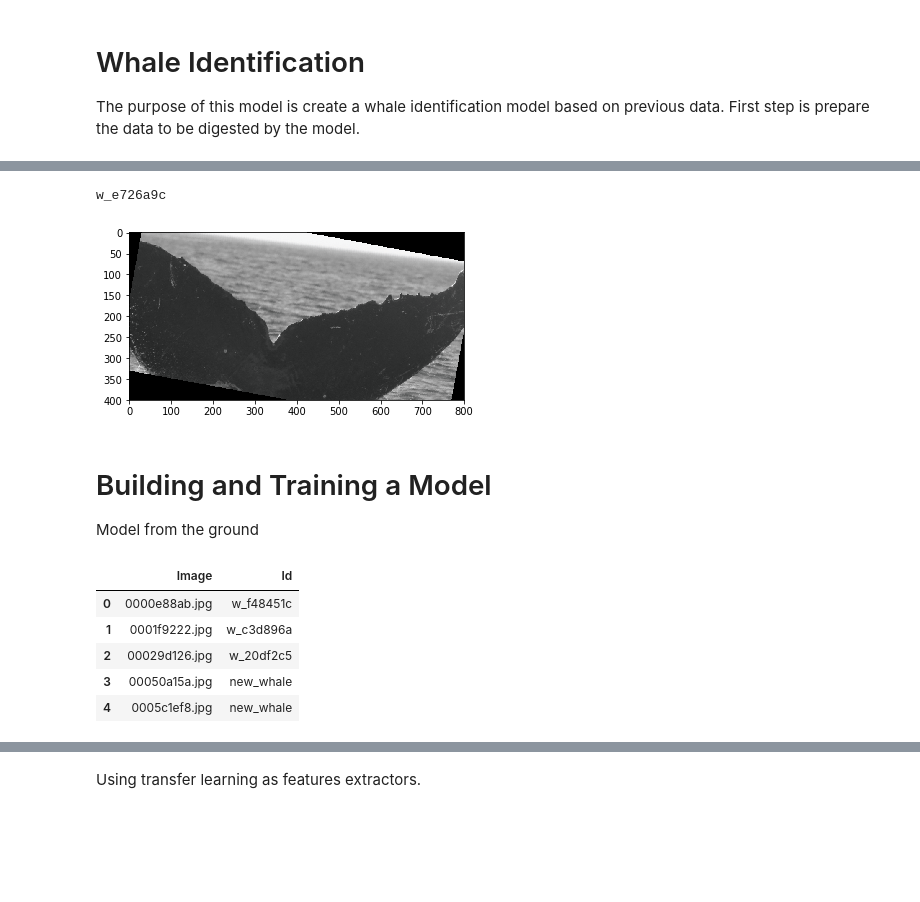
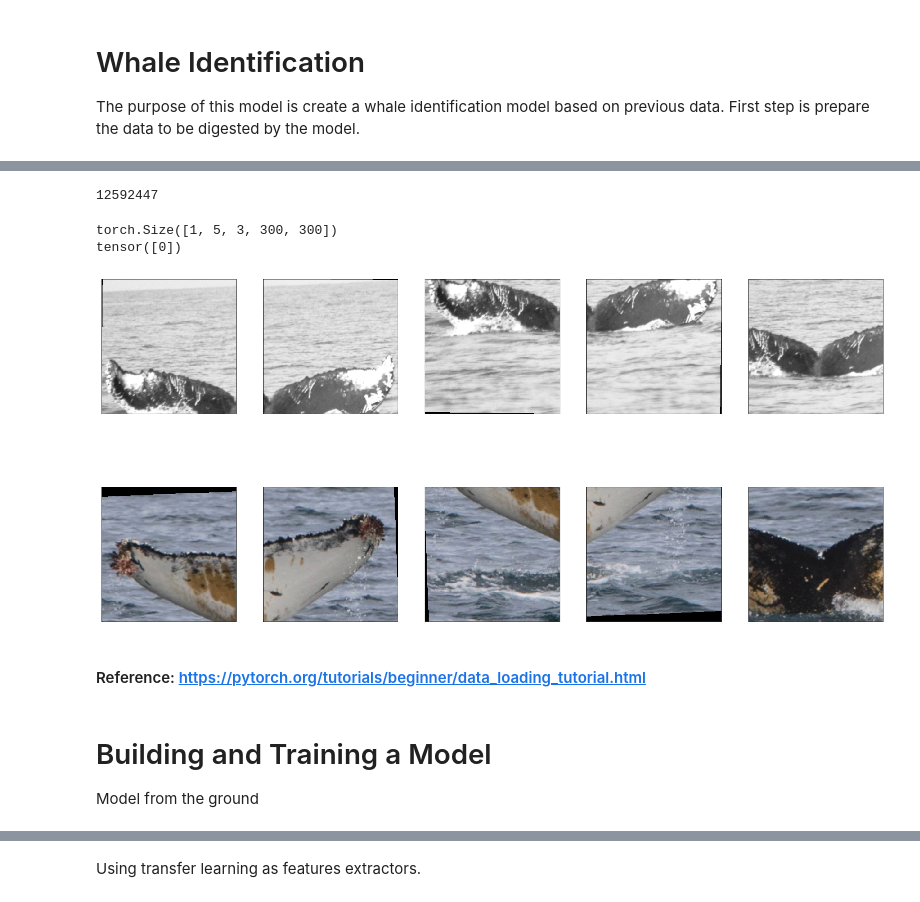
Before and after one commit to Fernandohf/WhaleID, a Jupyter notebook: WhaleIdentification.ipynb, the cells around one changed output, grey strips where cells are left out. Drawn from its saved outputs; the diff is of its cells as text; code cells hidden in the pictures; blank space fills up the shorter version.

Commit message:
fix: Fixed dataset and added new example

```diff
--- a/WhaleIdentification.ipynb
+++ b/WhaleIdentification.ipynb
@@ -77,17 +16,0 @@ Check an image and the label from the dataloader
-# %%
-def imshow(img, ax):
-    std = np.array([.229, .224, .225]).reshape(3,1,1)
-    mean = np.array([.485, .456, .406]).reshape(3,1,1)
-    img = img * std + mean # unnormalize
-    img = np.clip(img, 0, 1)
-    ax.imshow(np.transpose(img, (1, 2, 0)))  # convert from Tensor image
-
-# Check data
-img, label = iter(data_loader).next()
-fig, ax = plt.subplots(1,1)
-img = img.numpy()[0]
-imshow(img, ax)
-print(whale_data.classes[label.numpy()[0]])
-# %% [output]
-w_e726a9c
-[figure, removed]
@@ -93,0 +83,42 @@ w_e726a9c
+# %%
+csv_file = 'humpback-whale-identification/train.csv'
+root_dir = 'humpback-whale-identification/train'
+# data augmentation
+transform = T.Compose([T.ColorJitter(.25, .25, .25,),
+                       T.Resize(500),
+                       T.RandomRotation(5),
+                       T.FiveCrop((300)),
+                       T.Lambda(lambda crops: torch.stack([T.ToTensor()(crop) for crop in crops]))
+                      ])
+whale_dataset = WhaleDataset(csv_file, root_dir, transform)
+# %%
+data_loader = DataLoader(whale_dataset,
+                         batch_size=1,
+                         shuffle=True)
+# %%
+len(whale_dataset)
+# %% [output]
+12592447
+# %%
+# Check data
+img1, img2, label = iter(data_loader).next()
+
+# 5 cropped images
+print(img1.size())
+bs, ncrops, c, h, w = img1.size()
+# 1 item of the batch
+imgs_1 = img1[0].numpy()
+imgs_2 = img2[0].numpy()
+f = plt.figure(figsize=(28, 14))
+# For each crop
+for idx in range(5):
+    ax1 = f.add_subplot(2, 5, idx + 1, xticks=[], yticks=[])
+    ax2 = f.add_subplot(2, 5, idx + 6, xticks=[], yticks=[])
+
+    ax1.imshow(np.transpose(imgs_1[idx], (1, 2, 0)))
+    ax2.imshow(np.transpose(imgs_2[idx], (1, 2, 0)))
+print(label)
+# %% [output]
+torch.Size([1, 5, 3, 300, 300])
+tensor([0])
+[figure, added]
@@ -94,3 +140,5 @@ w_e726a9c
+# %% [markdown]
+#### Reference: https://pytorch.org/tutorials/beginner/data_loading_tutorial.html
 # %% [markdown]
 # Building and Training a Model
 
@@ -101,10 +145,0 @@ from torch.utils.data import Dataset
-# %%
-data = pd.read_csv("humpback-whale-identification\\train.csv")
-data.head()
-# %% [output]
-|  | Image | Id |
-| 0 | 0000e88ab.jpg | w_f48451c |
-| 1 | 0001f9222.jpg | w_c3d896a |
-| 2 | 00029d126.jpg | w_20df2c5 |
-| 3 | 00050a15a.jpg | new_whale |
-| 4 | 0005c1ef8.jpg | new_whale |
```
Also changed, not shown: parts of 18 cells of this notebook, 2 other files.
